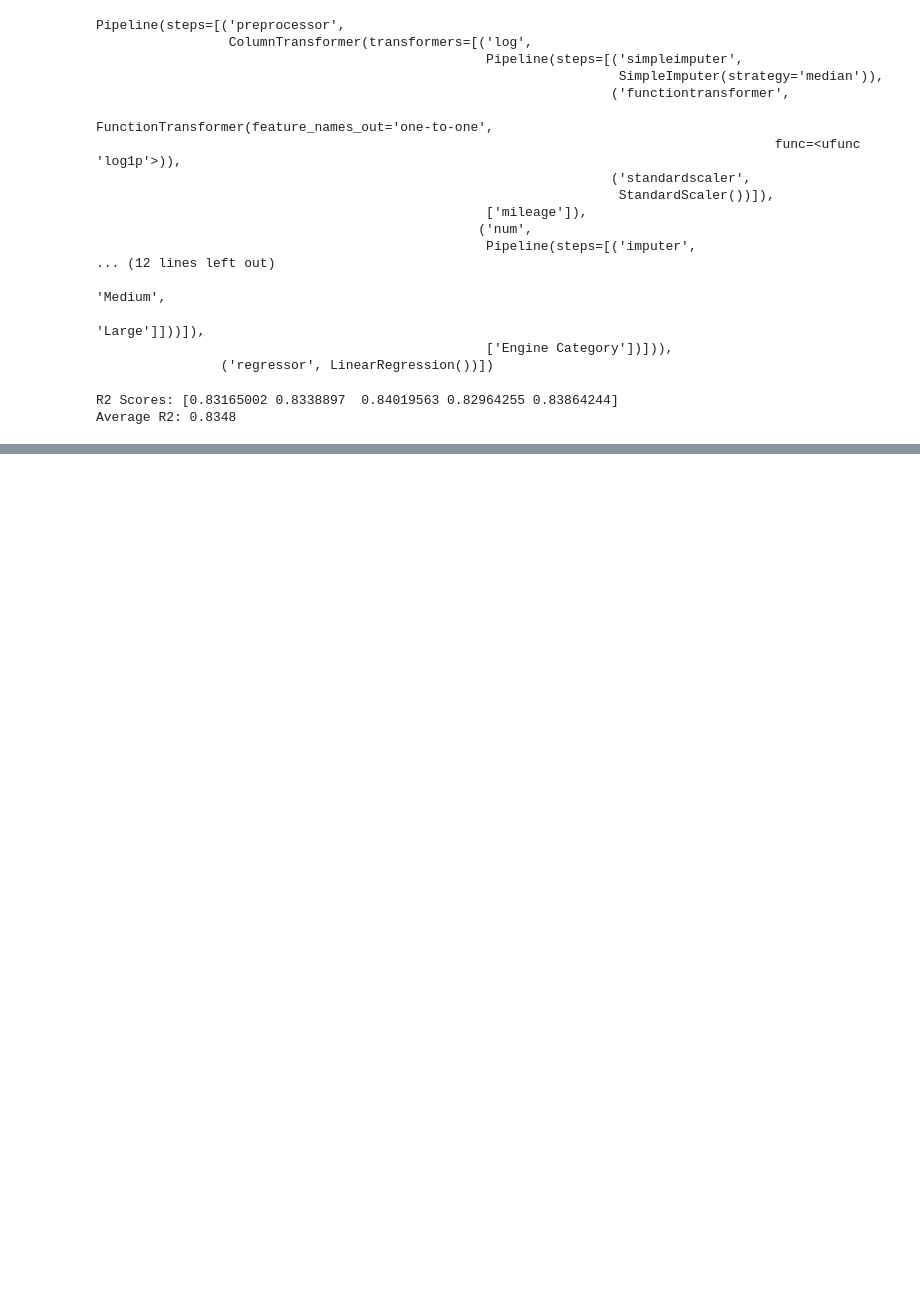
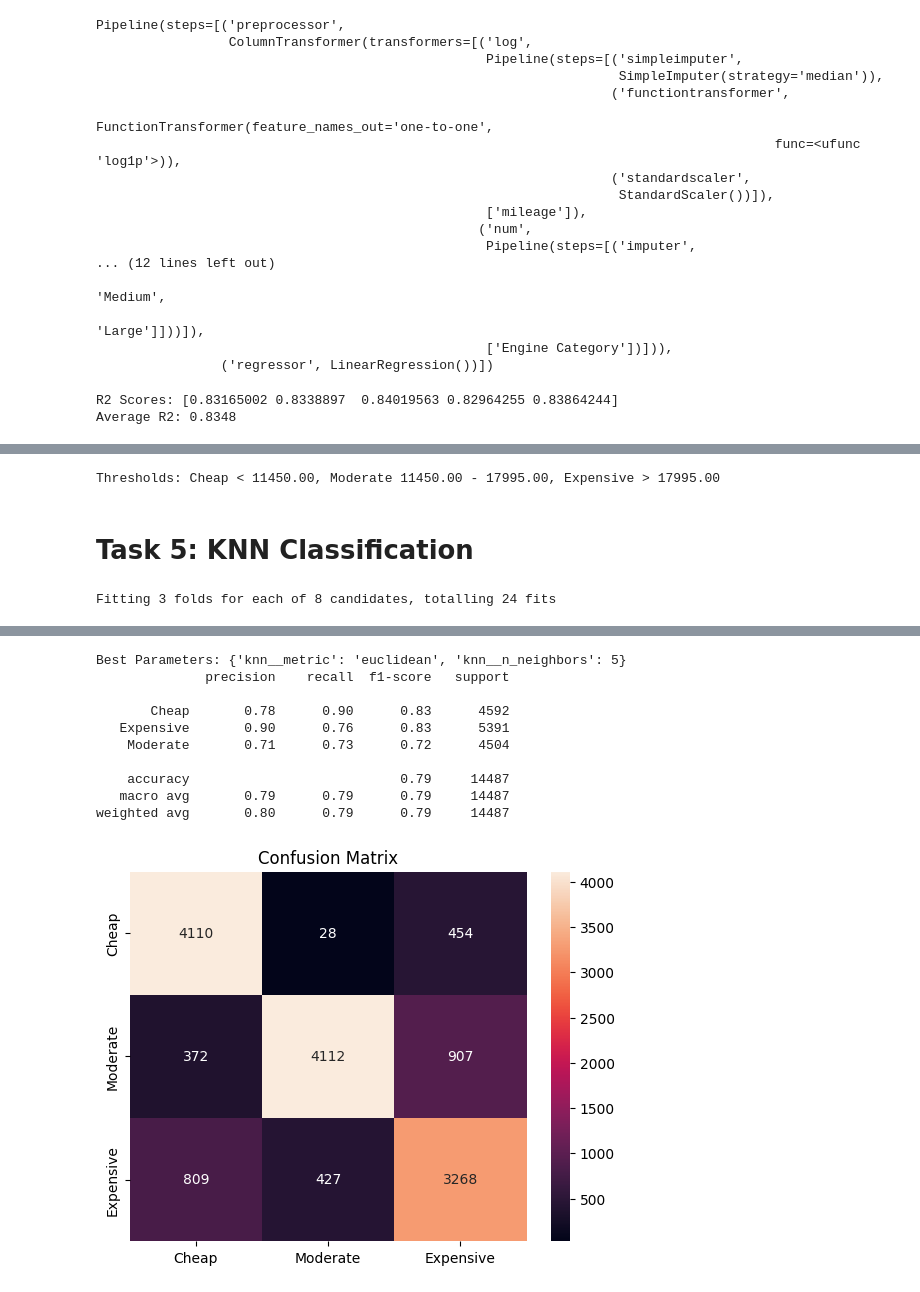
Before and after one commit to Ahmed-Elsom5raty/car-price-analysis, a Jupyter notebook: main.ipynb, the cells around one changed output, grey strips where cells are left out. Drawn from its saved outputs; the diff is of its cells as text; code cells hidden in the pictures; blank space fills up the shorter version.

Commit message:
Add Classification Part

```diff
--- a/main.ipynb
+++ b/main.ipynb
@@ -215,0 +234,60 @@ R2 Score: 0.8316500158040074
+# %%
+q1 = df['price'].quantile(0.33)
+q2 = df['price'].quantile(0.66)
+print(f"Thresholds: Cheap < {q1:.2f}, Moderate {q1:.2f} - {q2:.2f}, Expensive > {q2:.2f}")
+
+def classify_price(price):
+    if price < q1:
+        return 'Cheap'
+    elif price <= q2:
+        return 'Moderate'
+    else:
+        return 'Expensive'
+
+df['price_category'] = df['price'].apply(classify_price)
+# %% [output]
+Thresholds: Cheap < 11450.00, Moderate 11450.00 - 17995.00, Expensive > 17995.00
+# %% [markdown]
+# Task 5: KNN Classification
+# %%
+from sklearn.neighbors import KNeighborsClassifier
+from sklearn.model_selection import GridSearchCV
+from sklearn.metrics import classification_report, confusion_matrix, accuracy_score
+import seaborn as sns
+import matplotlib.pyplot as plt
+
+# Prepare data for classification
+df_class = df.dropna(subset=['price_category'])
+X_class = df_class.drop(columns=['price', 'price_category', 'Make'])
+y_class = df_class['price_category']
+
+# Preprocessing for classification (using existing preprocessor structure)
+# We can re-use the regression preprocessor for consistency as requested
+knn_pipeline = Pipeline(steps=[
+    ('preprocessor', reg_preprocessor),
+    ('knn', KNeighborsClassifier())
+])
+
+# Grid Search
+param_grid = {
+    'knn__n_neighbors': [3, 5, 7, 9],
+    'knn__metric': ['euclidean', 'manhattan']
+}
+
+X_train_c, X_test_c, y_train_c, y_test_c = train_test_split(X_class, y_class, test_size=0.2, random_state=42)
+
+grid_search = GridSearchCV(knn_pipeline, param_grid, cv=3, verbose=1)
+grid_search.fit(X_train_c, y_train_c)
+
+print("Best Parameters:", grid_search.best_params_)
+y_pred_c = grid_search.predict(X_test_c)
+
+print(classification_report(y_test_c, y_pred_c))
+
+# Confusion Matrix
+cm = confusion_matrix(y_test_c, y_pred_c)
+sns.heatmap(cm, annot=True, fmt='d', xticklabels=['Cheap', 'Moderate', 'Expensive'], yticklabels=['Cheap', 'Moderate', 'Expensive'])
+plt.title('Confusion Matrix')
+plt.show()
+# %% [output]
+Fitting 3 folds for each of 8 candidates, totalling 24 fits
@@ -215,0 +311,11 @@ R2 Score: 0.8316500158040074
+Best Parameters: {'knn__metric': 'euclidean', 'knn__n_neighbors': 5}
+              precision    recall  f1-score   support
+
+       Cheap       0.78      0.90      0.83      4592
+   Expensive       0.90      0.76      0.83      5391
+    Moderate       0.71      0.73      0.72      4504
+
+    accuracy                           0.79     14487
+   macro avg       0.79      0.79      0.79     14487
+weighted avg       0.80      0.79      0.79     14487
+[figure, added]
```
Also changed, not shown: parts of 9 cells of this notebook.
